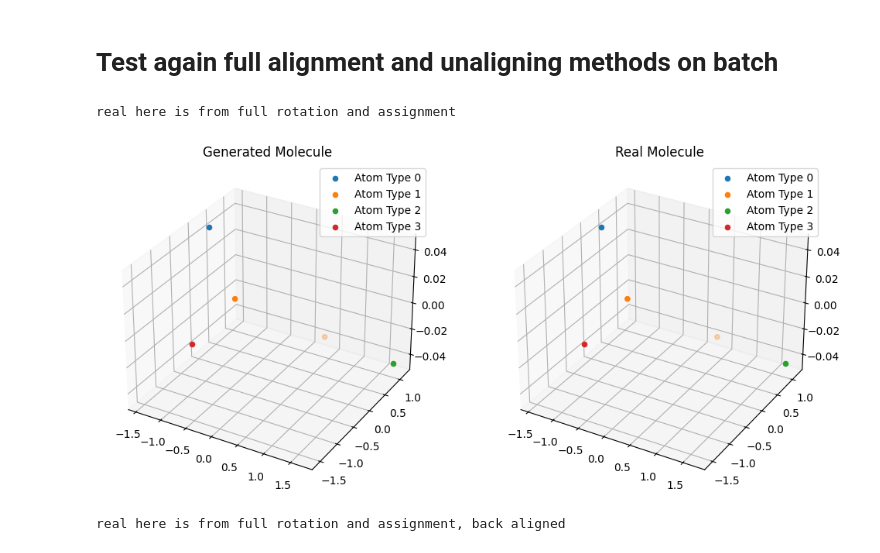
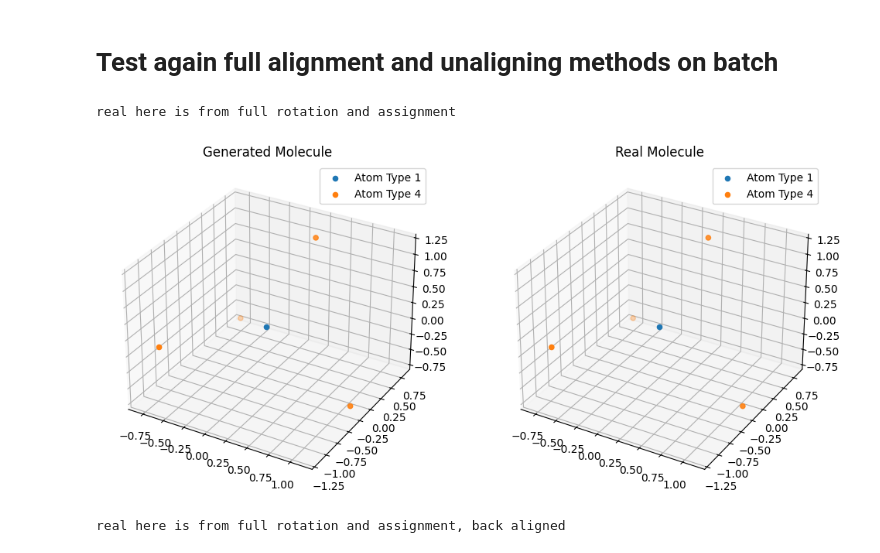
Before and after one commit to edovergna/equi-drifting, a Jupyter notebook: notebooks/aligned_loss.ipynb, the cells around one changed output. Saved outputs shown, nothing was run; the diff lists cells and outputs as text; code cells hidden in the pictures.

```diff
--- a/notebooks/aligned_loss.ipynb
+++ b/notebooks/aligned_loss.ipynb
@@ -819,7 +915,7 @@ def find_rotation_and_permutation(
 # %% [markdown]
 # Testing out the aligning functions
 # %%
-mol = dataset[0]
+mol = dataset[4]
 mol_pos = mol.pos
 mol_types = mol.real_atom_types
 N_atoms = mol.num_nodes
@@ -1036,19 +1132,19 @@ g_pos_from_total = apply_pairwise_rotation(
 )
 # %%
 
-MOL_INDEX = 3
+MOL_INDEX = 4
 
 print("real here is from full rotation and assignment")
 visualize_both_molecules_with_atom_types(
     g_pos_from_total[:, MOL_INDEX, :, :],
     g_types_from_total[:, MOL_INDEX, :, :],
     g_pos_direct[:, MOL_INDEX, :, :],
     g_types_direct[:, MOL_INDEX, :, :],
     mol_idx=MOL_INDEX,
 )
 # %% [output]
 real here is from full rotation and assignment
-[figure, old version]
+[figure, new version]
 # %%
 # Testing unaligning
 inv_R = R.transpose(-2, -1)
```
Also changed, not shown: parts of 13 cells of this notebook.
